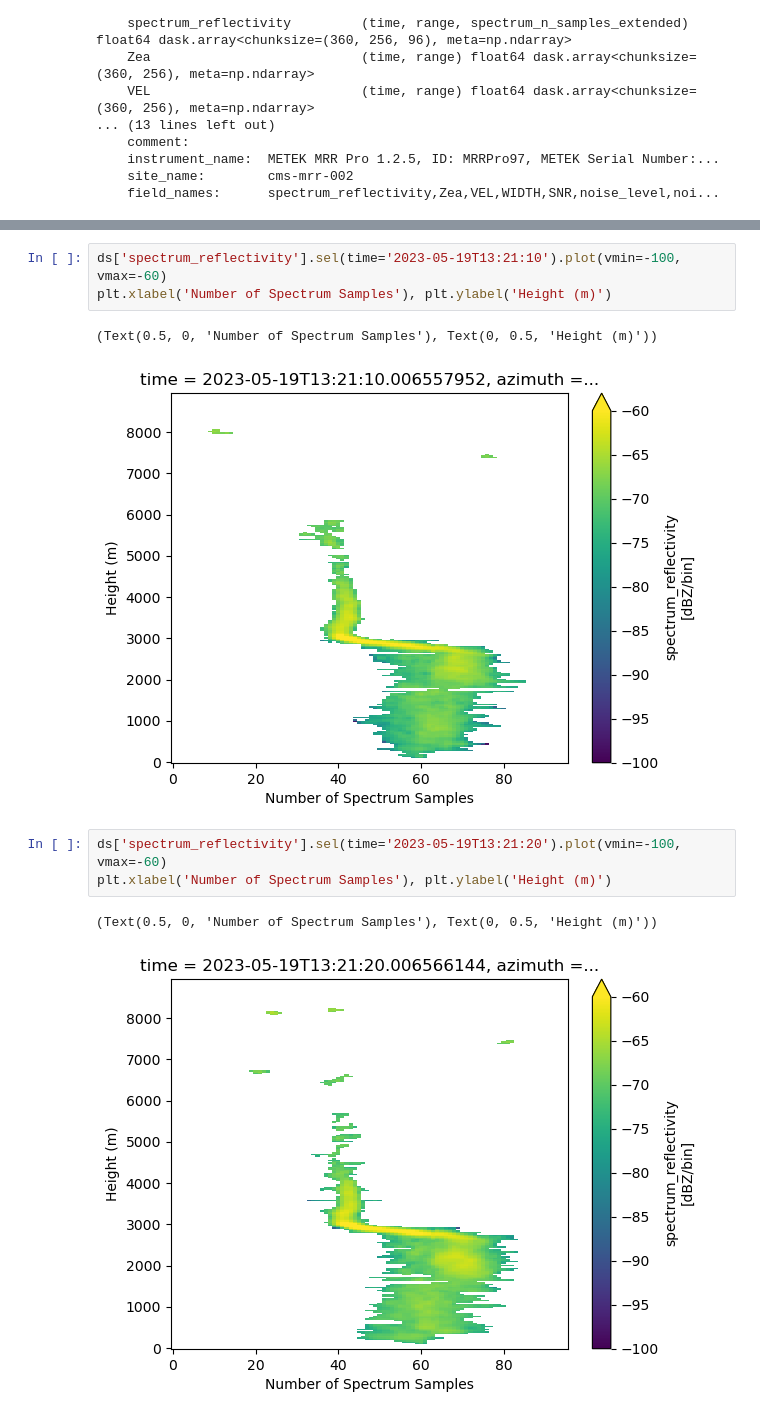
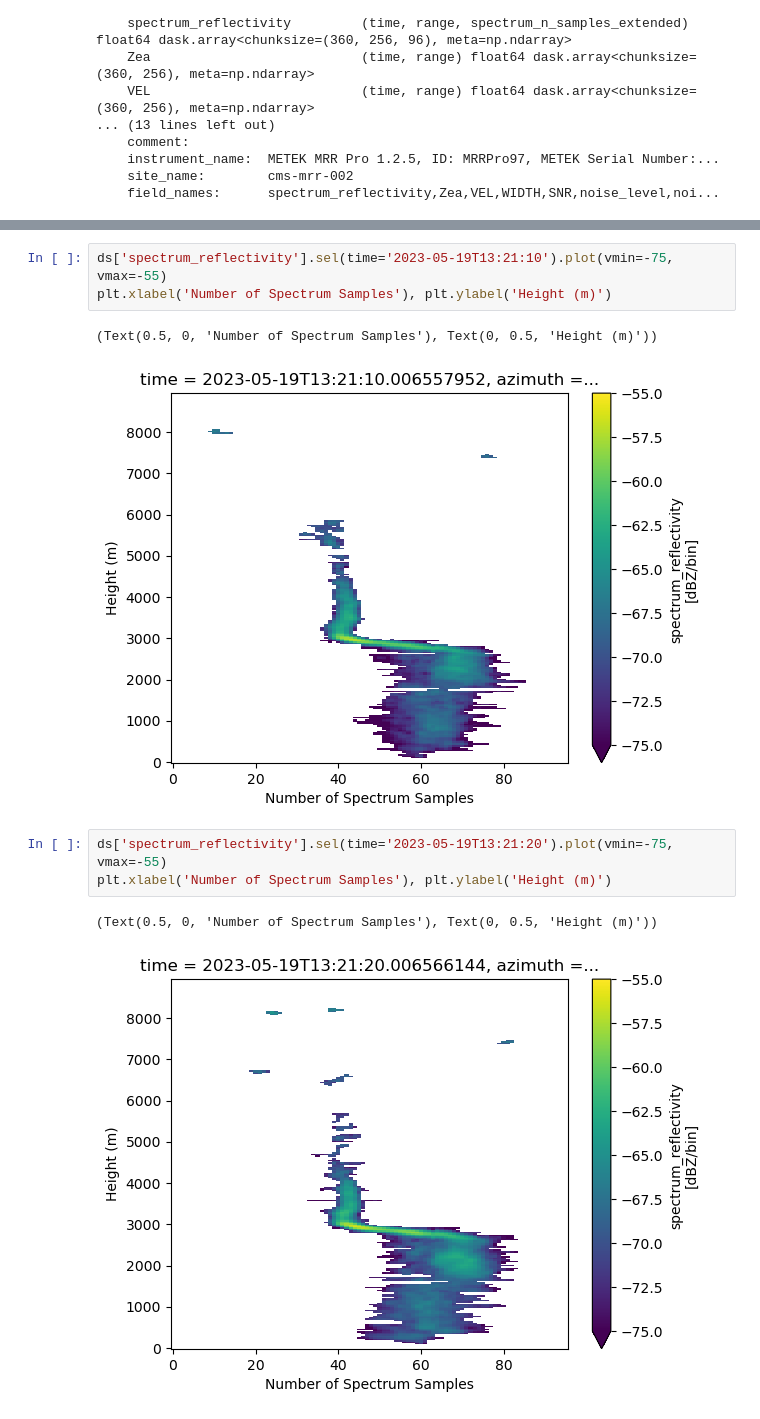
Before and after one commit to tehreemqureshi/argonne-remote-sensing, a Jupyter notebook: notebooks/Subset MRR Test.ipynb, the cells around one changed output, grey strips where cells are left out. Cells and saved outputs as stored; diff of their text form.

Commit message:
Add files via upload
Needed to redo plots

```diff
--- a/notebooks/Subset MRR Test.ipynb
+++ b/notebooks/Subset MRR Test.ipynb
@@ -186,13 +186,13 @@ plt.xlabel('Number of Spectrum Samples'), plt.ylabel('Height (m)')
 # %%
-ds['spectrum_reflectivity'].sel(time='2023-05-19T13:21:10').plot(vmin=-100, vmax=-60)
+ds['spectrum_reflectivity'].sel(time='2023-05-19T13:21:10').plot(vmin=-75, vmax=-55)
 plt.xlabel('Number of Spectrum Samples'), plt.ylabel('Height (m)')
 # %% [output]
 (Text(0.5, 0, 'Number of Spectrum Samples'), Text(0, 0.5, 'Height (m)'))
-[figure, old version]
+[figure, new version]
 # %%
-ds['spectrum_reflectivity'].sel(time='2023-05-19T13:21:20').plot(vmin=-100, vmax=-60)
+ds['spectrum_reflectivity'].sel(time='2023-05-19T13:21:20').plot(vmin=-75, vmax=-55)
 plt.xlabel('Number of Spectrum Samples'), plt.ylabel('Height (m)')
 # %% [output]
 (Text(0.5, 0, 'Number of Spectrum Samples'), Text(0, 0.5, 'Height (m)'))
-[figure, old version]
+[figure, new version]
 # %%
```
Also changed, not shown: parts of 12 cells of this notebook.
